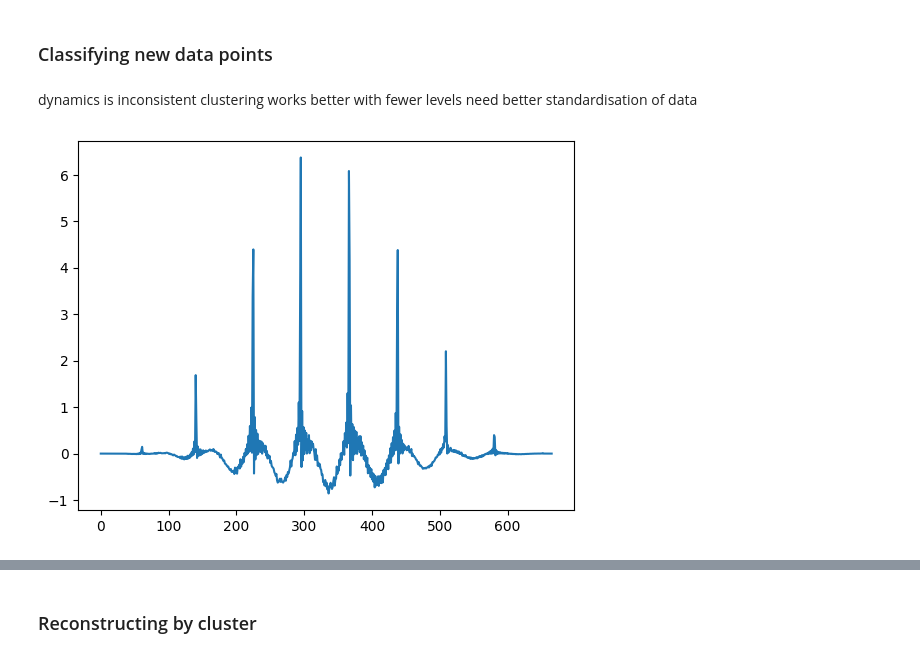
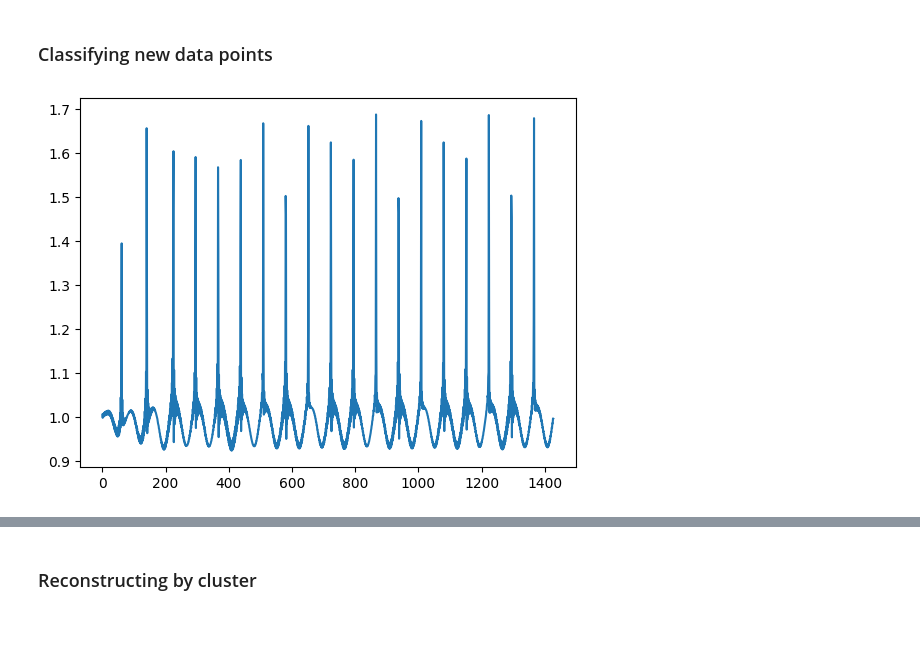
Before and after one commit to USonixGroup/wpt-cavitation, a Jupyter notebook: notebooks/fuzzy_c_means_training_data.ipynb, the cells around one changed output, grey strips where cells are left out. Drawn from its saved outputs; the diff is of its cells as text; code cells hidden in the pictures; blank space fills up the shorter version.

```diff
--- a/notebooks/fuzzy_c_means_training_data.ipynb
+++ b/notebooks/fuzzy_c_means_training_data.ipynb
@@ -100,0 +65,17 @@ data_train, labels, data_train_normalised, centers, cntr, scaler = train_c_means
+# %%
+# Feature selection
+classifying_metrics = [
+    "average energy",
+    "kurtosis",
+    # "crest factor",
+    # "log average energy",
+    # "level entropy",
+    "spectral entropy",
+    # "skewness"
+]
+
+# Parameters for fuzzy c-means
+n_clusters = 5
+m = 2
+
+cmeans = Cmeans()
@@ -142,0 +88,5 @@ plt.show()
+# %%
+fig = plot.plot_clustering(data_train, centers, labels)
+
+# Plot centroid metrics
+fig = plot.plot_centers(classifying_metrics, centers)
@@ -152,8 +105,9 @@ if run is True:
 
     for wavelet in wavelets:
         print(wavelet)
+        cmeans_ = Cmeans()
         wpt_df = train.generate_training_data_with_wavelet(wavelet, sampling_rate, levels, mode, std_noise, data_len)
-        _, _labels, _data_train_normalised, *_   = train_c_means(wpt_df, no_clusters=no_clusters, m=m)
+        _, _labels, _data_train_normalised, *_   = cmeans_.train(wpt_df, n_clusters=n_clusters, m=m)
         scores.append(silhouette_score(_data_train_normalised, _labels))
 
     fig, ax = plt.subplots()
@@ -163,37 +117,25 @@ if run is True:
     plt.show()
 # %% [markdown]
 ### Classifying new data points
-# %% [markdown]
-dynamics is inconsistent
-clustering works better with fewer levels
-need better standardisation of data
 # %%
 frequency = 7E5
 pac = -2E5
 R_init = 3e-6
 
 min_energy = 0  # Only nodes with energy at least min_energy * total_energy will be considered
 
 data = train.get_data(R_init, frequency, pac, sampling_rate)
-data = (data - np.mean(data)) / np.std(data)
-data += np.random.normal(0, std_noise, len(data))
-data = data[:data_len]
-data *= np.blackman(len(data))
+data_processed = preprocess(data, window=window_data)
 
-new_wpt_df, new_tr_ob = train.generate_training_data(
-    data,
-    levels,
-    wavelet,
-    mode,
-    min_energy=min_energy,
-    include_tr_ob=True,
-    min_entropy=True,
-    min_level=min_level
+new_wpt_df, new_tr_obj = train.generate_training_data(
+    data_processed, levels, wavelet, mode,
+    include_tr_obj=True, min_entropy=use_min_entropy,
+    min_level=min_level, freq_threshold=freq_threshold
 )
 
 new_wpt_df.head()
 
 plt.plot(data)
 plt.show()
 # %% [output]
-[figure, old version]
+[figure, new version]
```
Also changed, not shown: parts of 15 cells of this notebook, 20 other files.
